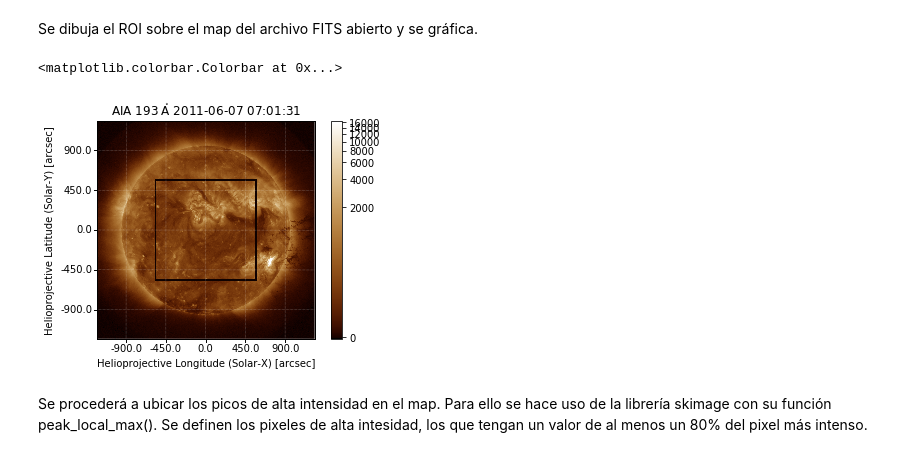
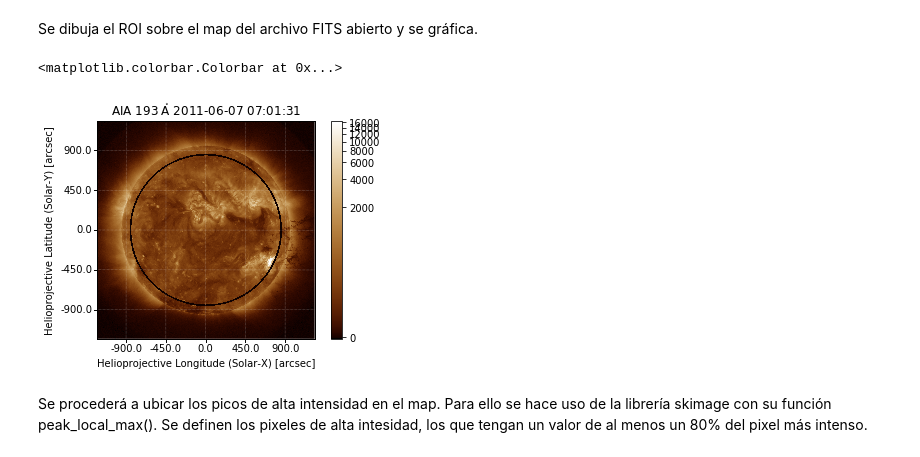
Before and after one commit to fmezacr/phd, a Jupyter notebook: Noviembre/RutinaGeneral.ipynb, the cells around one changed output. Cells and saved outputs as stored; diff of their text form; code cells hidden in the pictures.

```diff
--- a/Noviembre/RutinaGeneral.ipynb
+++ b/Noviembre/RutinaGeneral.ipynb
@@ -308,19 +309,19 @@ Se define la función, drawROI(sunImageData, sunCenter, pixRadius, proportion),
 # %%
 def drawROI(sunImageData, sunCenter, pixRadius, proportion):
     propRadius = int(proportion * pixRadius)
-    cv.rectangle(sunImageData, (sunCenter[0] - propRadius, sunCenter[1] - propRadius), (sunCenter[0] + propRadius, sunCenter[1] + propRadius), 0, 30)
-#    cv.circle(sunImageData, (sunCenter[0], sunCenter[1]), propRadius, 0, 30, cv.LINE_AA)
+#    cv.rectangle(sunImageData, (sunCenter[0] - propRadius, sunCenter[1] - propRadius), (sunCenter[0] + propRadius, sunCenter[1] + propRadius), 0, 30)
+    cv.circle(sunImageData, (sunCenter[0], sunCenter[1]), propRadius, 0, 30, cv.LINE_AA)
     return sunImageData
 # %% [markdown]
 Se dibuja el ROI sobre el map del archivo FITS abierto y se gráfica.
 # %%
-drawROI(aiamap.data, sunCenter, rSun, 0.6)
+drawROI(aiamap.data, sunCenter, rSun, 0.90)
 plt.figure()
 aiamap.plot()
 plt.colorbar()
 # %% [output]
 <matplotlib.colorbar.Colorbar at 0x...>
-[figure, old version]
+[figure, new version]
 # %% [markdown]
 Se procederá a ubicar los picos de alta intensidad en el map. Para ello se hace uso de la librería skimage con su función peak_local_max(). Se definen los pixeles de alta intesidad, los que tengan un valor de al menos un 80% del pixel más intenso.
 # %%
```
Also changed, not shown: parts of 10 cells of this notebook, 25 other files.
